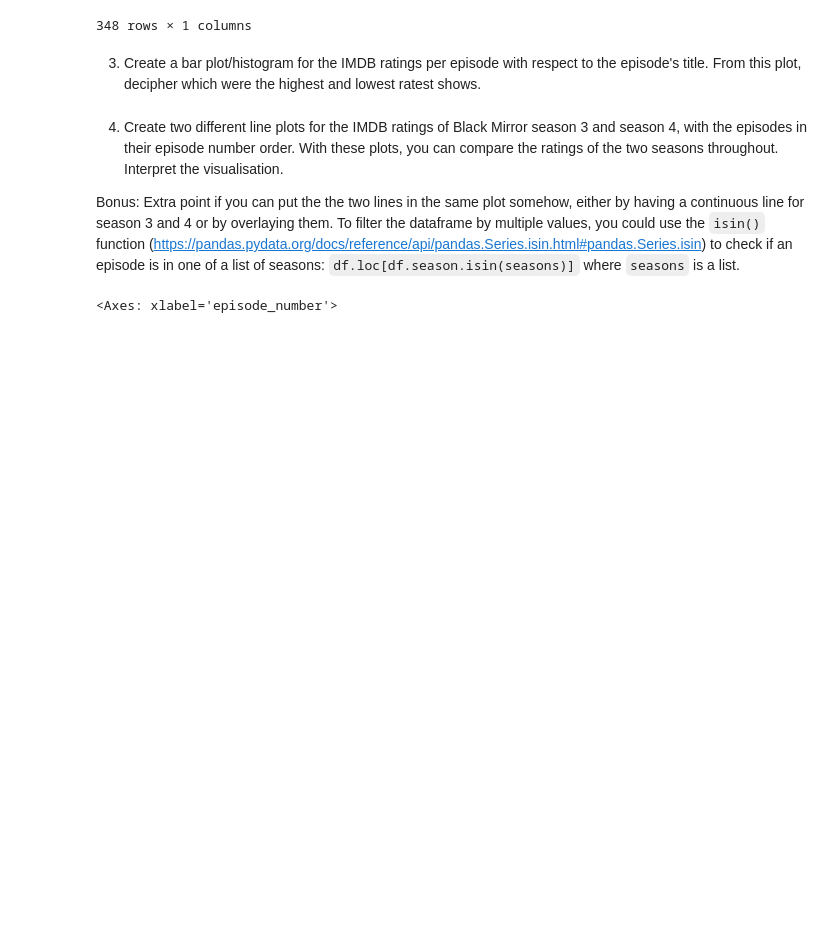
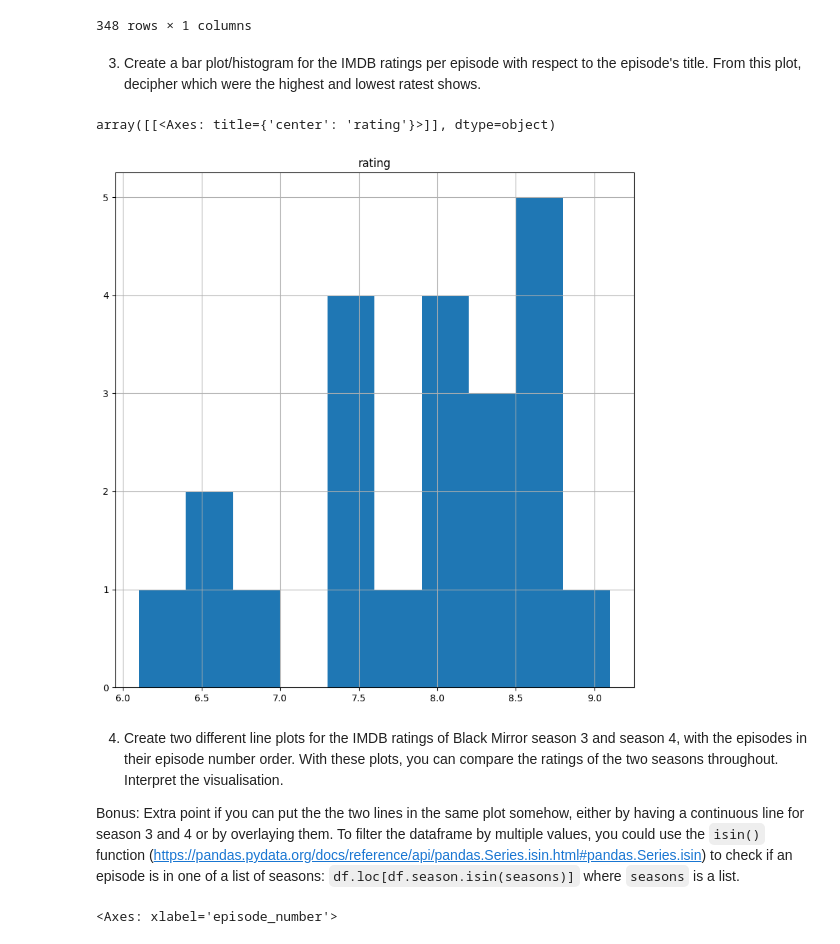
Before and after one commit to georgeccotea/georges-2023-coding-the-humanities, a Jupyter notebook: notebooks/assignments/4_Pandas_GradedAssignment/4_Pandas_GradedAssignment.ipynb, the cells around one changed output. Drawn from its saved outputs; the diff is of its cells as text; code cells hidden in the pictures; blank space fills up the shorter version.

```diff
--- a/notebooks/assignments/4_Pandas_GradedAssignment/4_Pandas_GradedAssignment.ipynb
+++ b/notebooks/assignments/4_Pandas_GradedAssignment/4_Pandas_GradedAssignment.ipynb
@@ -113,3 +111,21 @@ stringFrequency(descriptions_string)
+# %%
+import pandas as pd
+import matplotlib
+
+# Read CSV file
+csv = pd.read_csv("data/blackmirror.csv", encoding="utf-8")
+
+# Collect the necessary information from the csv file
+ratings = csv[["episode_number", "title", "rating", ]]
+
+# Create a dataset with the index "episode_number"
+ratings = ratings.set_index("episode_number")
+
+# Plot the findings in a histogram
+ratings.hist(figsize=(10, 10))
+# %% [output]
+array([[<Axes: title={'center': 'rating'}>]], dtype=object)
+[figure, added]
 # %% [markdown]
 4.   Create two different line plots for the IMDB ratings of Black Mirror season 3 and season 4, with the episodes in their episode number order. With these plots, you can compare the ratings of the two seasons throughout. Interpret the visualisation.
 
```
Also changed, not shown: parts of 1 cell of this notebook.
